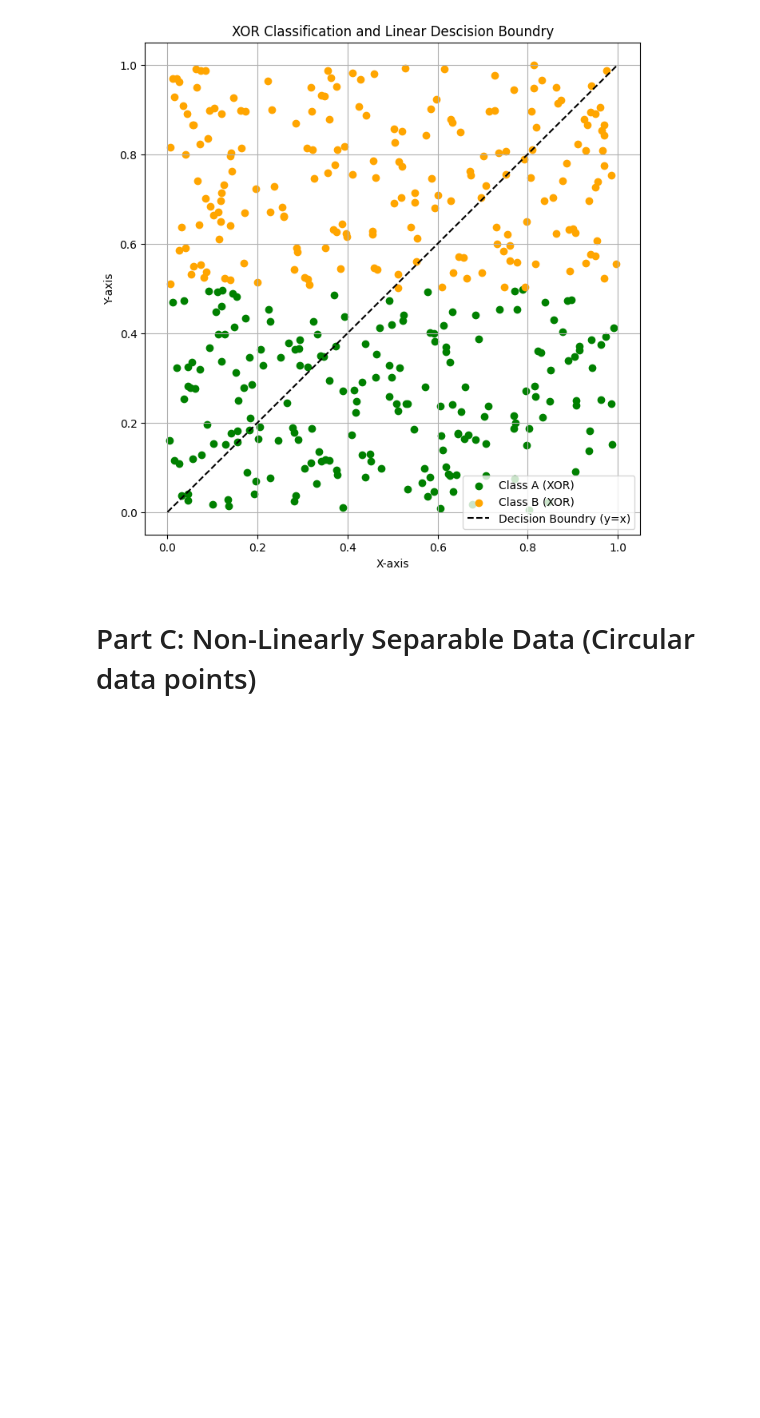
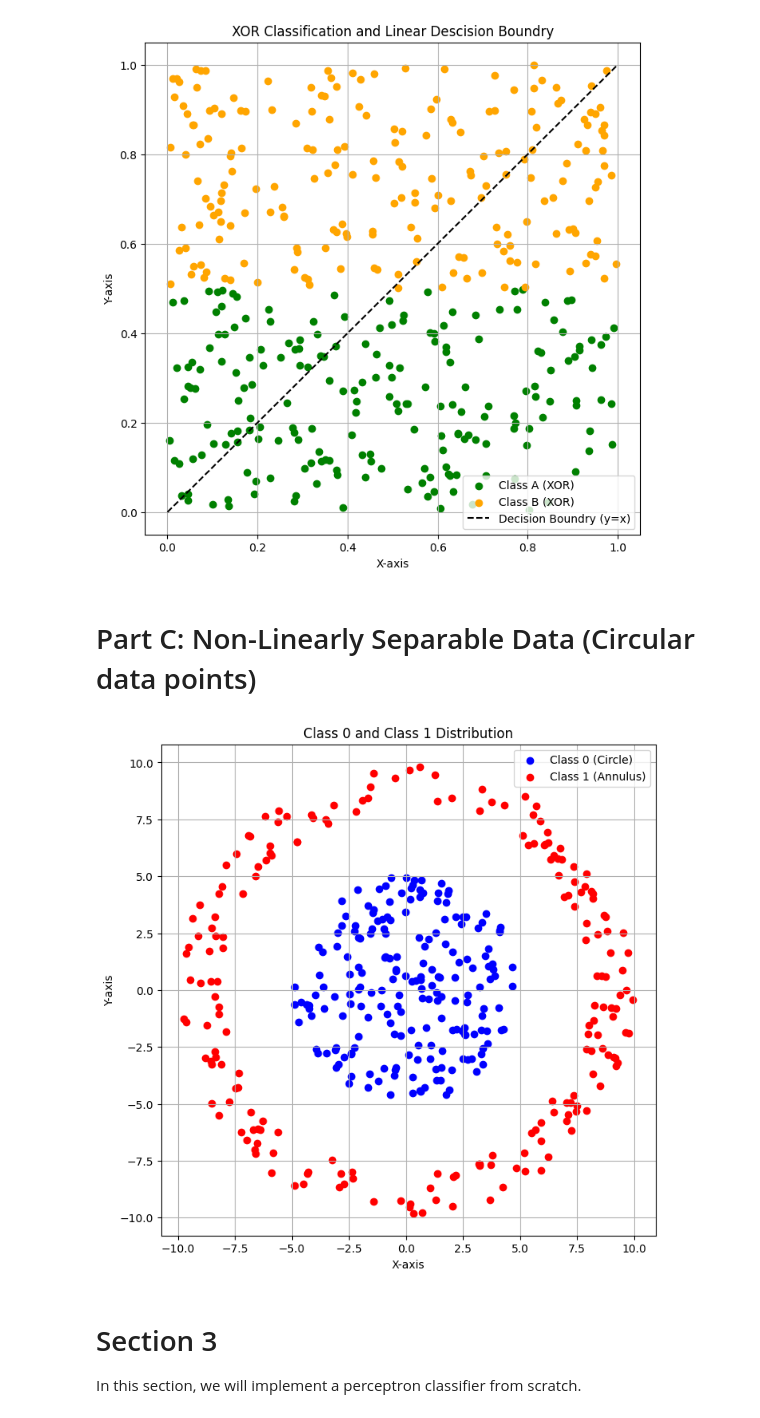
Before and after one commit to tala-kiyani/Introduction_to_Machine_Learning, a Jupyter notebook: Chapter_01_Supervised_Learning/02-Linear Classification/02-Linear_Classification.ipynb, the cells around one changed output. Drawn from its saved outputs; the diff is of its cells as text; code cells hidden in the pictures; blank space fills up the shorter version.

```diff
--- a/Chapter_01_Supervised_Learning/02-Linear Classification/02-Linear_Classification.ipynb
+++ b/Chapter_01_Supervised_Learning/02-Linear Classification/02-Linear_Classification.ipynb
@@ -134,9 +134,37 @@ def generate_data(n_points=200, seed=42):
     radius_0 = 5
     theta_0 = np.random.uniform(0, 2 * np.pi, n_points)
     r_0 = radius_0 * np.sqrt(np.random.uniform(0,1, n_points))
-    x_0 = r_0 * np.cos(theta_0)
-    y_0 = r_0 * np.sin(theta_0)
-    class_0 = np.vstack((x_0,y_0)).T
+    x0 = r_0 * np.cos(theta_0)
+    y0 = r_0 * np.sin(theta_0)
+    class_0 = np.vstack((x0,y0)).T
 
 
     # Class 1: points in an annulus between radius 8 and 10
+    inner_radius_1 = 8
+    outer_radius_1 = 10
+    theta_1 = np.random.uniform(0, 2 * np.pi, n_points)
+    r_1 = np.sqrt(np.random.uniform(inner_radius_1**2, outer_radius_1**2, n_points))
+    x1 = r_1 * np.cos(theta_1)
+    y1 = r_1 * np.sin(theta_1)
+    class_1 = np.vstack((x1,y1)).T
+
+    return class_0,class_1
+
+
+class_0, class_1 = generate_data()
+# %%
+plt.figure(figsize=(8,8))
+plt.scatter(class_0[:,0], class_0[:,1], color='blue', label='Class 0 (Circle)')
+plt.scatter(class_1[:,0], class_1[:,1], color='red', label='Class 1 (Annulus)')
+plt.xlabel('X-axis')
+plt.ylabel('Y-axis')
+plt.title('Class 0 and Class 1 Distribution')
+plt.legend()
+plt.axis('equal')
+plt.grid()
+plt.show()
+# %% [output]
+[figure, added]
+# %% [markdown]
+# Section 3
+In this section, we will implement a perceptron classifier from scratch.
```
Also changed, not shown: parts of 1 cell of this notebook.
